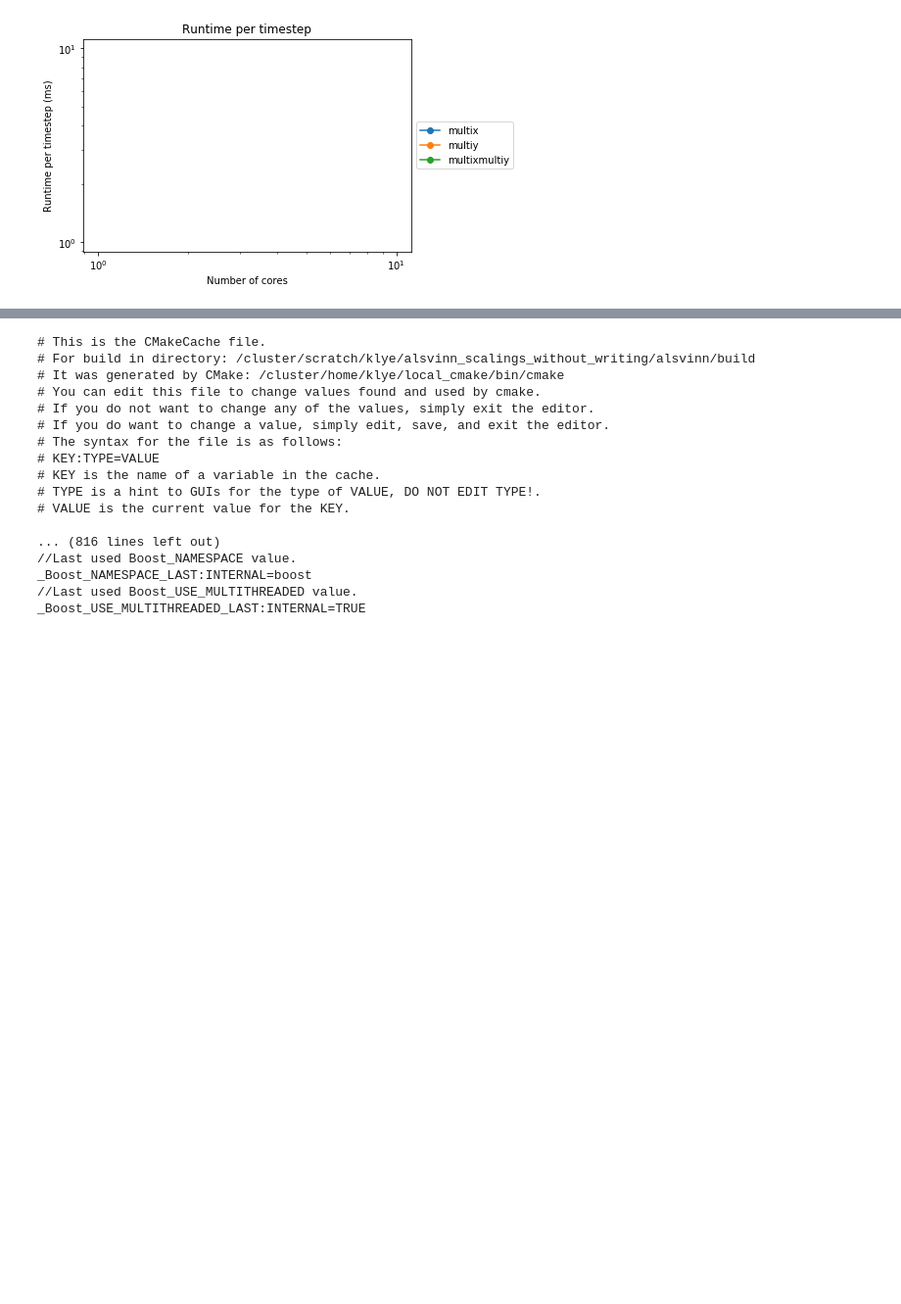
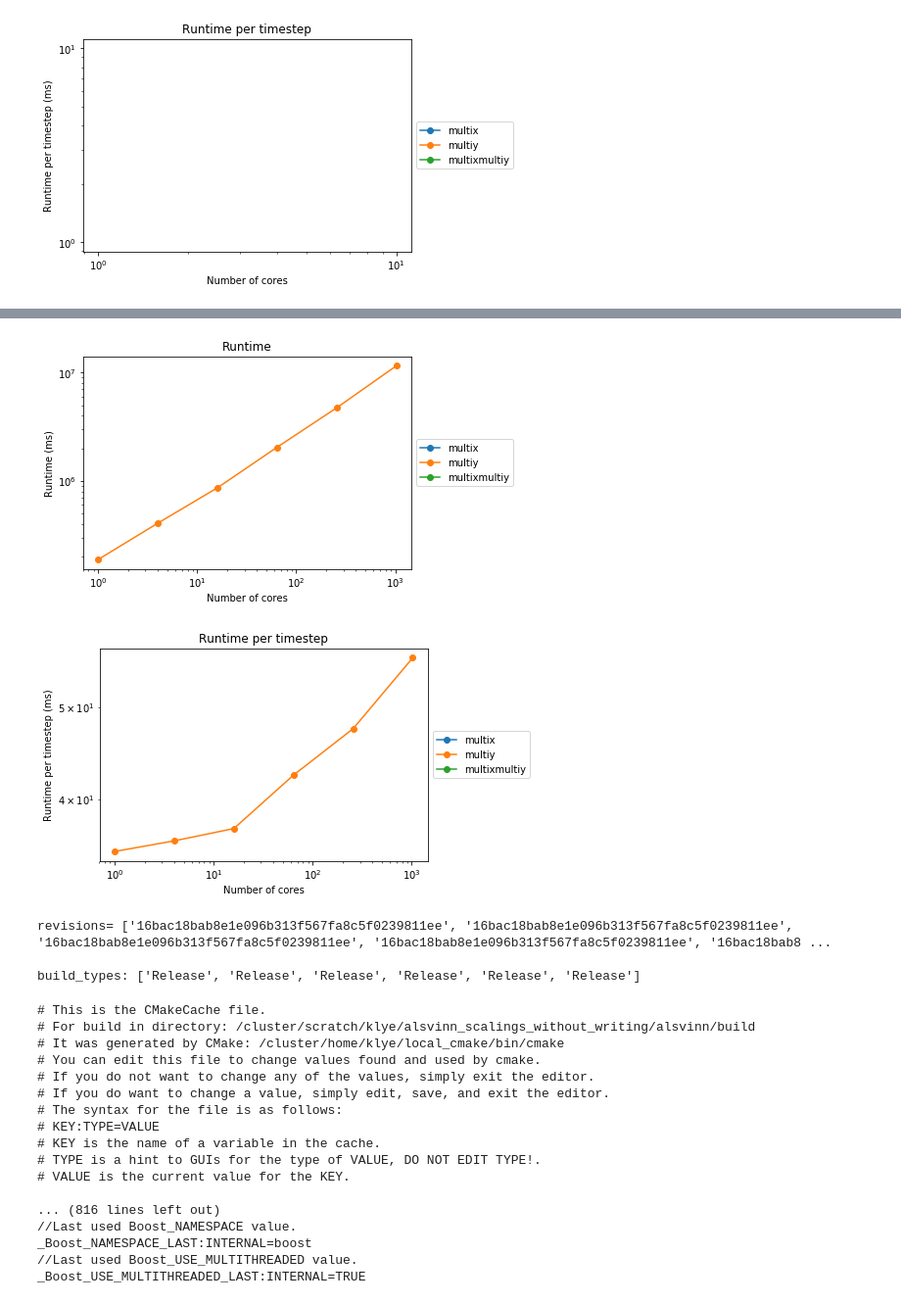
Before and after one commit to kjetil-lye/alsvinn_scalings, a Jupyter notebook: reports/WeakScalingReport_euler_beta_without_write_20180214.ipynb, the cells around one changed output, grey strips where cells are left out. Shown at 98% size. Cells and saved outputs as stored; diff of their text form; code cells hidden in the pictures; blank space fills up the shorter version.

Commit message:
without wriitng

```diff
--- a/reports/WeakScalingReport_euler_beta_without_write_20180214.ipynb
+++ b/reports/WeakScalingReport_euler_beta_without_write_20180214.ipynb
@@ -99,3 +99,68 @@ runtimes_per_timestep['multixmultiy'] = []
 name 'git_revision' is not defined
 [figure]
 [figure]
+# %%
+setups=['multix', 'multiy', 'multixmultiy']
+build_types = []
+revisions = []
+for setup in setups:
+    basename = '../runs/{setup}/2d/weak_scaling_without_write/kelvinhelmholtz_{N}/alsuqcli_kh_{N}_report.json'
+
+    resolutions = [256, 512, 1024, 2048, 4096, 8192]
+    runtimes = []
+    runtimes_per_timestep = []
+    core_counts = []
+    for resolution in resolutions:
+        try:
+            report = basename.format(N=resolution, setup = setup)
+
+            git_revision = alsvinn_tools.get_revision(report)
+            revisions.append(git_revision)
+            build_types.append(alsvinn_tools.get_build_type(report))
+            runtime = alsvinn_tools.get_runtime(report)
+            runtimes.append(runtime)
+
+            cores = alsvinn_tools.get_total_cores(report)
+            core_counts.append(cores)
+
+            timesteps = alsvinn_tools.get_timesteps(report)
+            runtimes_per_timestep.append(float(runtime)/timesteps)
+        except Exception as e:
+            print("Failed at resolution {N} with {setup}\n\n Skipping.".format(N=resolution, setup=setup))
+            print(e)
+
+    try:
+        plt.figure(0)
+        plt.title("Runtime")
+        plt.loglog(core_counts, runtimes, '-o',label=setup)
+        plt.xlabel('Number of cores')
+        plt.ylabel('Runtime (ms)')
+        ax = plt.gca()
+        ax.legend(loc='center left', bbox_to_anchor=(1, 0.5))
+
+
+        plt.figure(1)
+        plt.title("Runtime per timestep")
+        plt.loglog(core_counts, runtimes_per_timestep, '-o',label=setup)
+        plt.xlabel('Number of cores')
+        plt.ylabel('Runtime per timestep (ms)')
+
+        ax = plt.gca()
+        ax.legend(loc='center left', bbox_to_anchor=(1, 0.5))
+    except Exception as e:
+        print("Failed at {setup}\n\n Skipping.".format(setup=setup))
+        print(e)
+
+    print("core_counts['%s'] = %s" % (setup, core_counts))
+    print("runtimes['%s'] = %s" % (setup, runtimes))
+    print("runtimes_per_timestep['%s'] = %s" % (setup, runtimes_per_timestep))
+    print("")
+try:
+    print("Git revision: %s" % git_revision )
+    plt.show()
+    print("revisions= %s" % revisions)
+    print()
+    print("build_types: %s" % build_types)
+except Exception as e:
+    print(e)
+# %% [output]
@@ -102,3 +184,8 @@ name 'git_revision' is not defined
+[figure, added]
+[figure, added]
+revisions= ['16bac18bab8e1e096b313f567fa8c5f0239811ee', '16bac18bab8e1e096b313f567fa8c5f0239811ee', '16bac18bab8e1e096b313f567fa8c5f0239811ee', '16bac18bab8e1e096b313f567fa8c5f0239811ee', '16bac18bab8 ...
+
+build_types: ['Release', 'Release', 'Release', 'Release', 'Release', 'Release']
 # %%
 import os
 cmakeCache = '../alsvinn/build/CMakeCache.txt'
```
Also changed, not shown: parts of 1 cell of this notebook.
